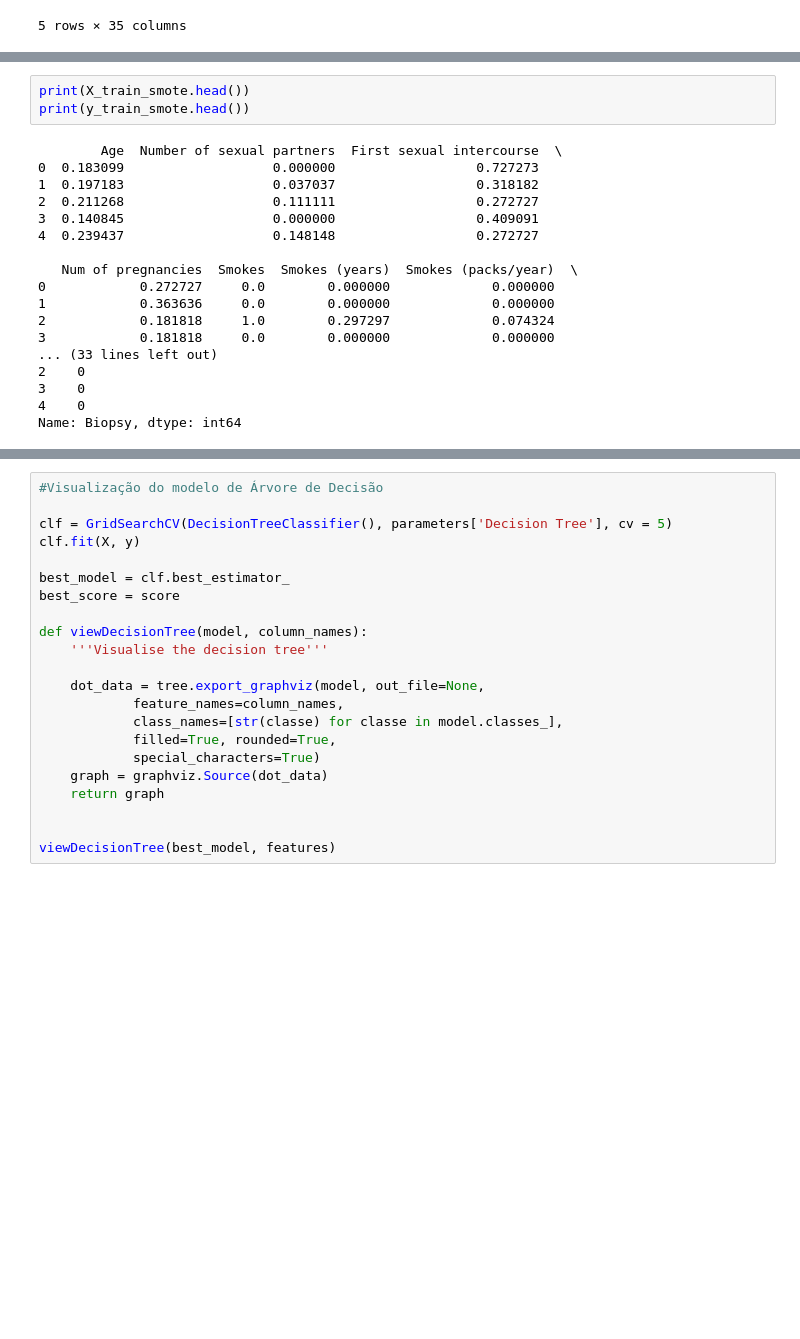
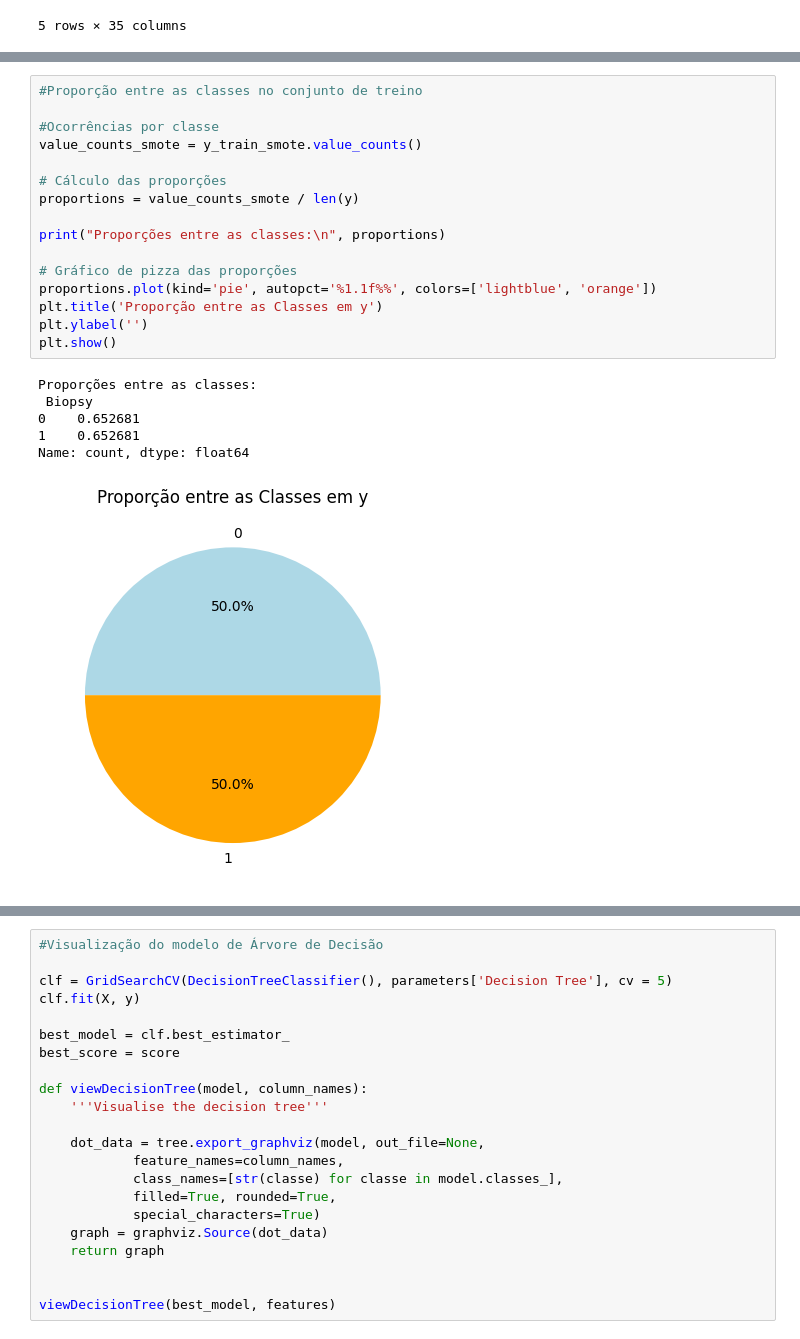
Before and after one commit to britoguilherme75/Atividade-3---IA, a Jupyter notebook: Projeto_de_Aplicação_Câncer_de_Colo_do_Útero.ipynb, the cells around one changed output, grey strips where cells are left out. Cells and saved outputs as stored; diff of their text form; blank space fills up the shorter version.

```diff
--- a/Projeto_de_Aplicação_Câncer_de_Colo_do_Útero.ipynb
+++ b/Projeto_de_Aplicação_Câncer_de_Colo_do_Útero.ipynb
@@ -239,22 +228,24 @@ Biopsy
 Name: count, dtype: int64
-# %%
-print(X_train_smote.head())
-print(y_train_smote.head())
-# %% [output]
-        Age  Number of sexual partners  First sexual intercourse  \
-0  0.183099                   0.000000                  0.727273
-1  0.197183                   0.037037                  0.318182
-2  0.211268                   0.111111                  0.272727
-3  0.140845                   0.000000                  0.409091
-4  0.239437                   0.148148                  0.272727
-
-   Num of pregnancies  Smokes  Smokes (years)  Smokes (packs/year)  \
-0            0.272727     0.0        0.000000             0.000000
-1            0.363636     0.0        0.000000             0.000000
-2            0.181818     1.0        0.297297             0.074324
-3            0.181818     0.0        0.000000             0.000000
-... (33 lines left out)
-2    0
-3    0
-4    0
-Name: Biopsy, dtype: int64
+# %%
+#Proporção entre as classes no conjunto de treino
+
+#Ocorrências por classe
+value_counts_smote = y_train_smote.value_counts()
+
+# Cálculo das proporções
+proportions = value_counts_smote / len(y)
+
+print("Proporções entre as classes:\n", proportions)
+
+# Gráfico de pizza das proporções
+proportions.plot(kind='pie', autopct='%1.1f%%', colors=['lightblue', 'orange'])
+plt.title('Proporção entre as Classes em y')
+plt.ylabel('')
+plt.show()
+# %% [output]
+Proporções entre as classes:
+ Biopsy
+0    0.652681
+1    0.652681
+Name: count, dtype: float64
+[figure, added]
```
Also changed, not shown: parts of 22 cells of this notebook.
